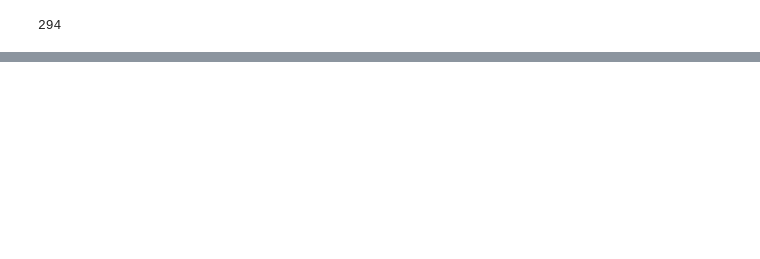
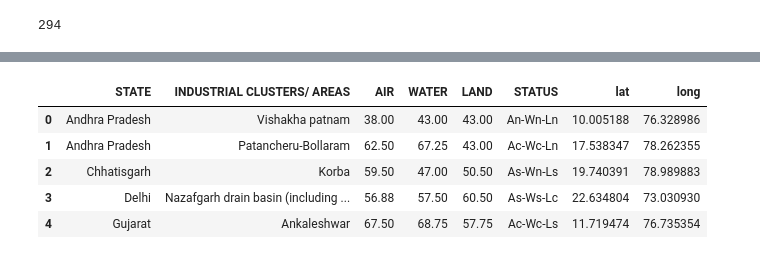
Before and after one commit to ankushgarg1998/sih, a Jupyter notebook: kernels/TextileIndustries.ipynb, the cells around one changed output, grey strips where cells are left out. Saved outputs shown, nothing was run; the diff lists cells and outputs as text; code cells hidden in the pictures; blank space fills up the shorter version.

```diff
--- a/kernels/TextileIndustries.ipynb
+++ b/kernels/TextileIndustries.ipynb
@@ -40,0 +221,7 @@ for i in range(len(li)):
+# %%
+critically_polluted['lat'] = lat1
+critically_polluted['long'] = long1
+# %%
+for i in range(len(lat1)):
+    if lat1[i] == 0:
+        print(i)
@@ -40,0 +232,6 @@ for i in range(len(li)):
+# %%
+for i in range(len(critically_polluted['lat'].values)):
+    if lat1[i] == 0:
+        critically_polluted.drop(i, inplace=True)
+# %%
+critically_polluted.index = np.arange(critically_polluted.shape[0])
@@ -40,0 +256,9 @@ for i in range(len(li)):
+# %%
+critically_polluted.head()
+# %% [output]
+|  | STATE | INDUSTRIAL CLUSTERS/ AREAS | AIR | WATER | LAND | STATUS | lat | long |
+| 0 | Andhra Pradesh | Vishakha patnam | 38.00 | 43.00 | 43.00 | An-Wn-Ln | 10.005188 | 76.328986 |
+| 1 | Andhra Pradesh | Patancheru-Bollaram | 62.50 | 67.25 | 43.00 | Ac-Wc-Ln | 17.538347 | 78.262355 |
+| 2 | Chhatisgarh | Korba | 59.50 | 47.00 | 50.50 | As-Wn-Ls | 19.740391 | 78.989883 |
+| 3 | Delhi | Nazafgarh drain basin (including ... | 56.88 | 57.50 | 60.50 | As-Ws-Lc | 22.634804 | 73.030930 |
+| 4 | Gujarat | Ankaleshwar | 67.50 | 68.75 | 57.75 | Ac-Wc-Ls | 11.719474 | 76.735354 |
```
Also changed, not shown: parts of 33 cells of this notebook.
